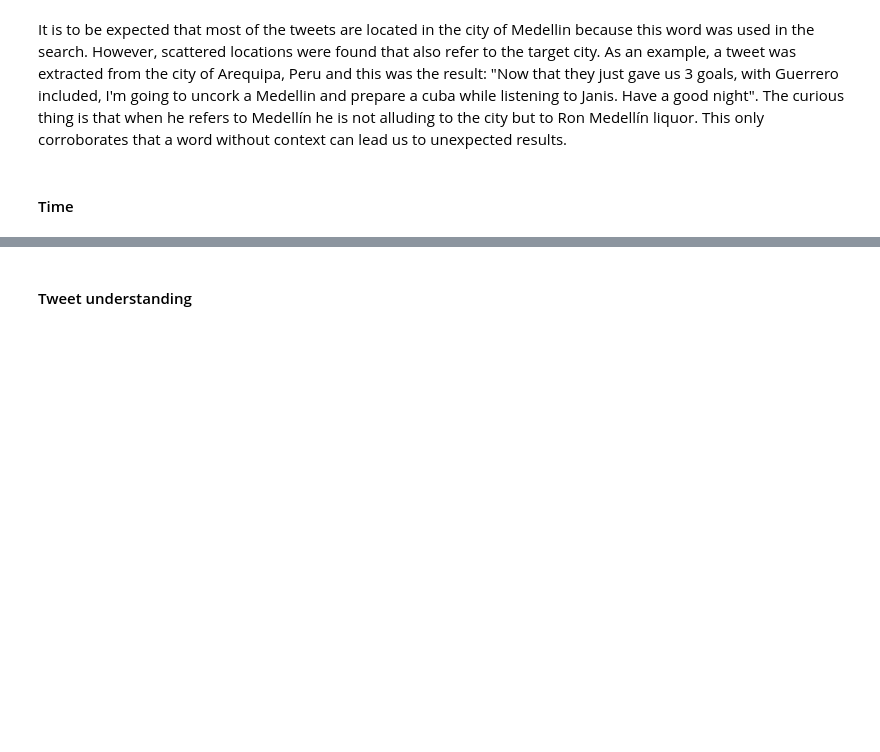
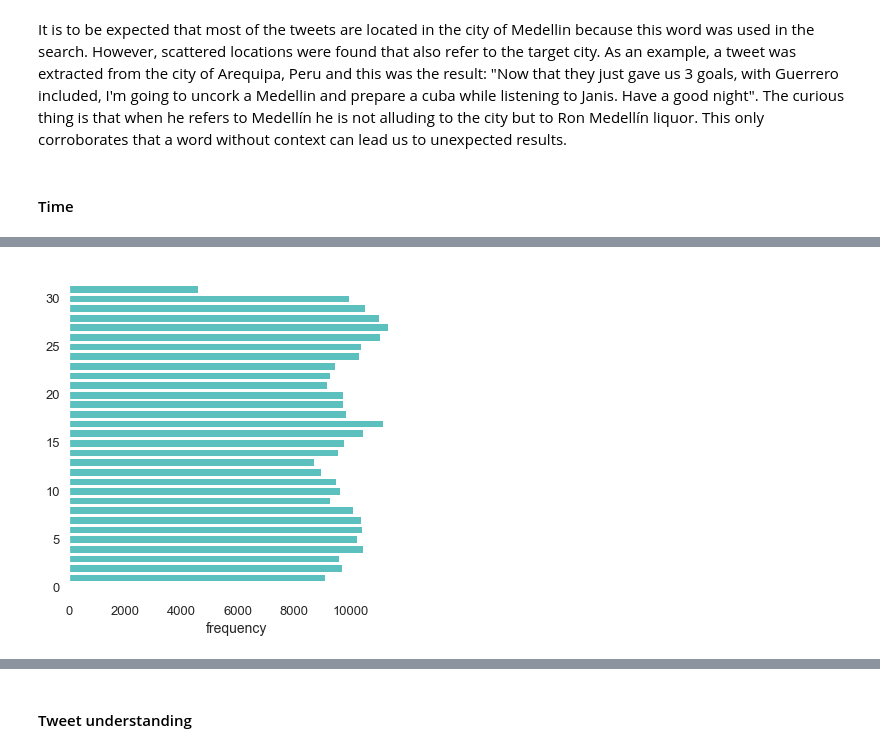
Before and after one commit to GDLPLearning/Sentiment-Analysis-for-the-MDP, a Jupyter notebook: notebooks/Exploratory/3.1-exploring-data-2019-2022.ipynb, the cells around one changed output, grey strips where cells are left out. Cells and saved outputs as stored; diff of their text form; code cells hidden in the pictures; blank space fills up the shorter version.

```diff
--- a/notebooks/Exploratory/3.1-exploring-data-2019-2022.ipynb
+++ b/notebooks/Exploratory/3.1-exploring-data-2019-2022.ipynb
@@ -460,3 +460,27 @@ data_tweet.head(10)
 | 7 | @CARLOSFMEJIA @QHARZO @elcolombia... | phpatino | Medellín, Colombia | 2021-10-27 18:49:12+00:00 | 1453433617686966275 | 5 | 5 | 0 | ... |
 | 8 | @elcolombiano Esos de izquierda v... | FelipeA35044350 | Medellín, Colombia | 2021-10-27 18:47:34+00:00 | 1453433207693664259 | 1 | 1 | 0 | ... |
 | 9 | No vamos a permitir que @Quintero... | JuliaCorreaNutt | Medellín, Colombia | 2021-10-27 17:58:03+00:00 | 1453420746743631883 | 223 | 530 | 12 | ... |
+# %%
+data_tweet_day=data_tweet.groupby(['day']).size().reset_index(name="frequency").sort_values(by="day") # shows the number of tweets with each day of the week
+data_tweet_month=data_tweet.groupby(['month']).size().reset_index(name="frequency").sort_values(by="month") # shows the number of tweets with each month of the year
+data_tweet_year=data_tweet.groupby(['year']).size().reset_index(name="frequency").sort_values(by="year") # shows the number of tweets with each year
+data_tweet_hour=data_tweet.groupby(['hour']).size().reset_index(name="frequency").sort_values(by="hour") # shows the number of tweets with each hour of the day
+data_tweet_day_of_week=data_tweet.groupby(['day_of_week']).size().reset_index(name="frequency").sort_values(by="day_of_week") # shows the number of tweets with each day of the week
+data_tweet_month_year=data_tweet.groupby(['month-year']).size().reset_index(name="frequency").sort_values(by="frequency") # shows the number of tweets with each month of the year
+# %%
+fig, ax = plt.subplots(figsize = (6,6))
+plt.barh(data_tweet_day.day, data_tweet_day.frequency,color="#5BC0BE") # plots the number of tweets with each day of the week
+# Later in the code
+ax.grid(False)
+ax.set_facecolor('xkcd:white')
+
+# setting label of y-axis
+#plt.ylabel("Location")
+ax.tick_params(labelsize=13)
+
+# setting label of x-axis
+plt.xlabel("frequency",size=14)
+#plt.title("")
+plt.show()
+# %% [output]
+[figure, added]
```
Also changed, not shown: parts of 6 cells of this notebook, 16 other files.
